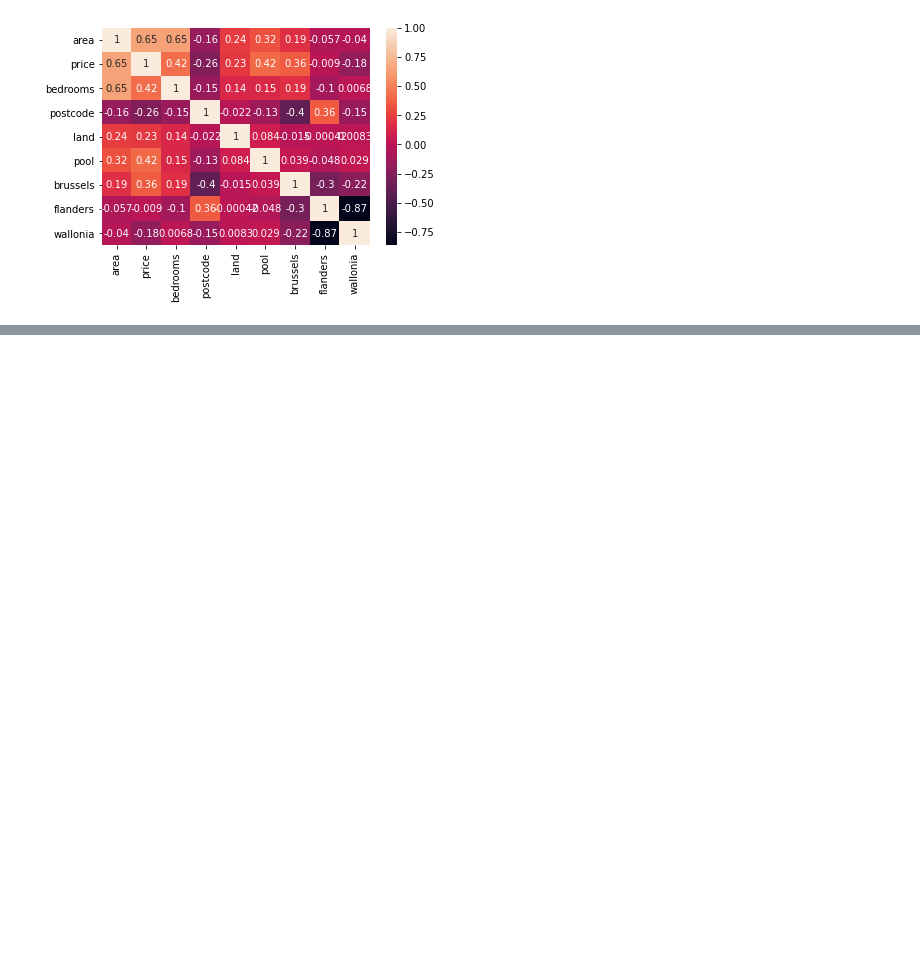
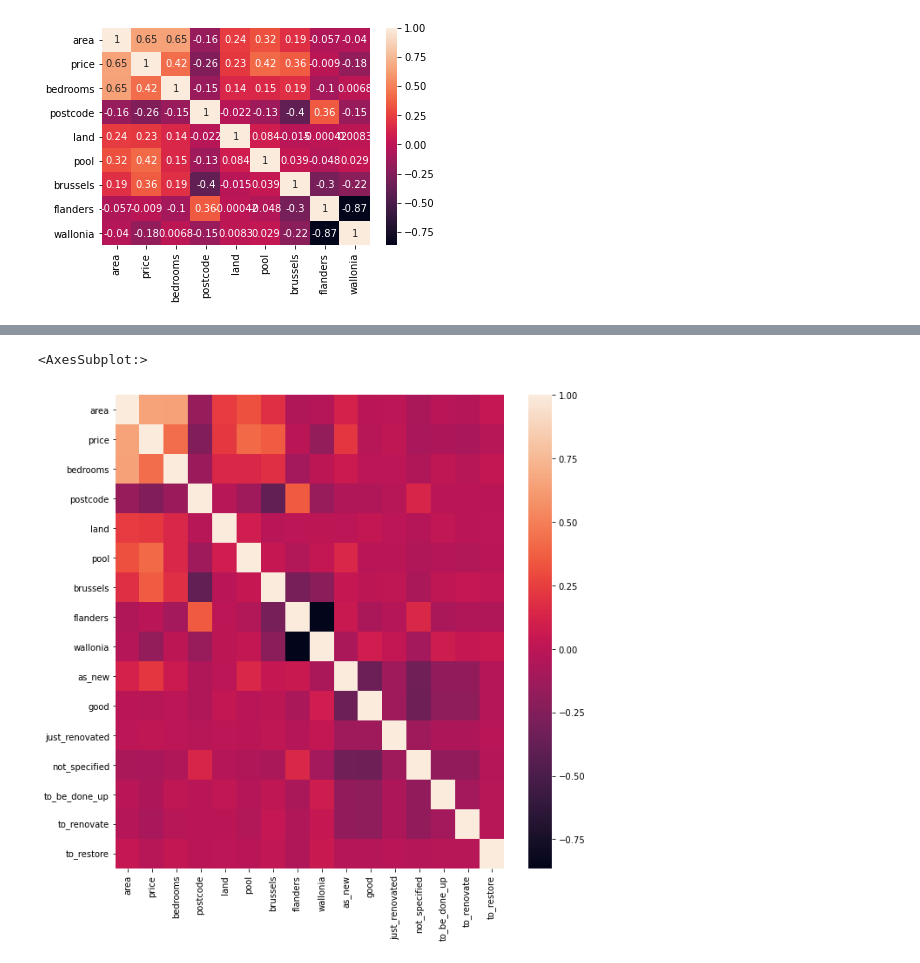
Before and after one commit to JacquesDeclercq/challenge-regression, a Jupyter notebook: challenge_regression.ipynb, the cells around one changed output, grey strips where cells are left out. Saved outputs shown, nothing was run; the diff lists cells and outputs as text; code cells hidden in the pictures; blank space fills up the shorter version.

```diff
--- a/challenge_regression.ipynb
+++ b/challenge_regression.ipynb
@@ -303,0 +329,7 @@ Name: subtype, dtype: int64
+# %%
+plt.figure(figsize=(10,10))
+
+sns.heatmap(df4.corr())
+# %% [output]
+<AxesSubplot:>
+[figure, added]
```
Also changed, not shown: parts of 36 cells of this notebook.
